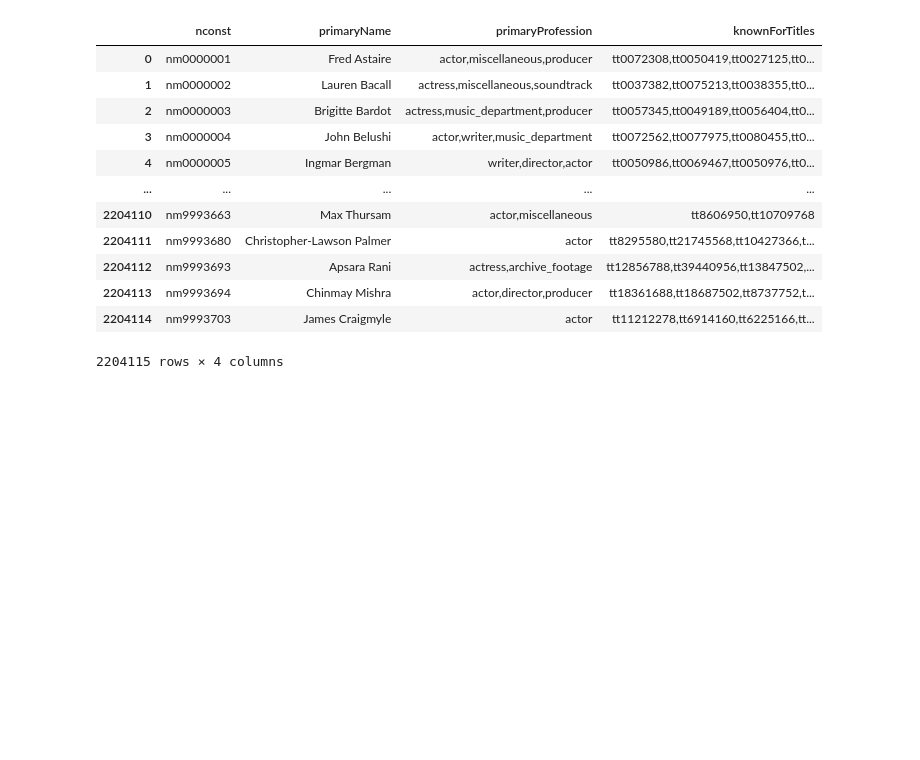
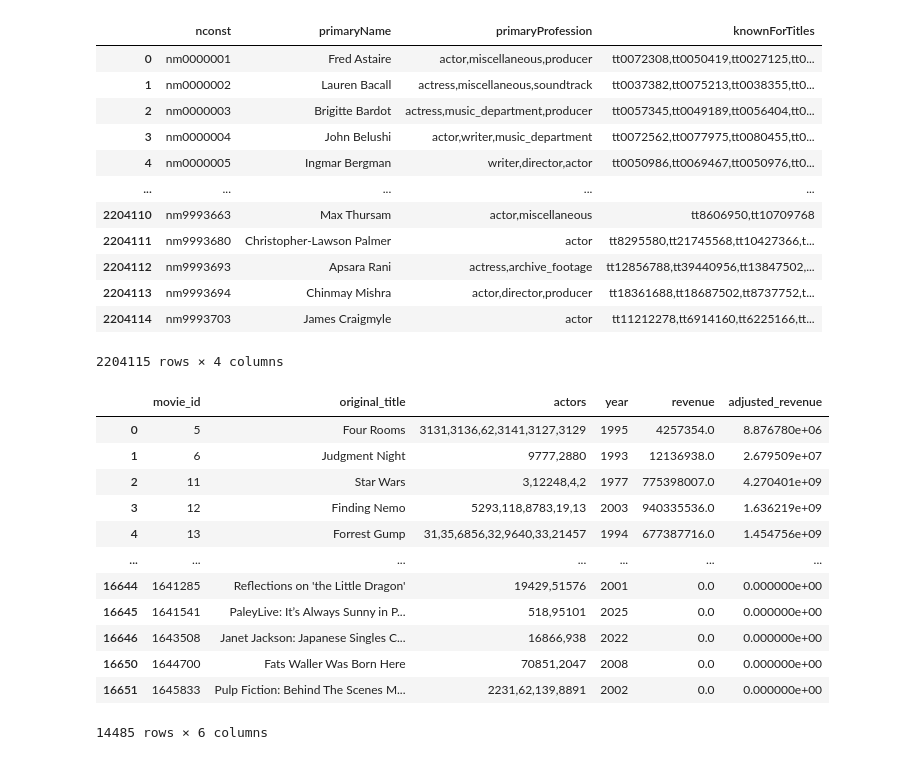
Before and after one commit to Shilord/Data515_MediaAnalysis_FinalProj, a Jupyter notebook: game_logic/testing.ipynb, the cells around one changed output. Drawn from its saved outputs; the diff is of its cells as text; code cells hidden in the pictures; blank space fills up the shorter version.

```diff
--- a/game_logic/testing.ipynb
+++ b/game_logic/testing.ipynb
@@ -43,3 +43,19 @@ pd.read_parquet('../data/actor_names.parquet')
 | 2204113 | nm9993694 | Chinmay Mishra | actor,director,producer | tt18361688,tt18687502,tt8737752,t... |
 | 2204114 | nm9993703 | James Craigmyle | actor | tt11212278,tt6914160,tt6225166,tt... |
 2204115 rows × 4 columns
+# %%
+pd.read_parquet('../data/revised-data/final_movies.parquet')
+# %% [output]
+|  | movie_id | original_title | actors | year | revenue | adjusted_revenue |
+| 0 | 5 | Four Rooms | 3131,3136,62,3141,3127,3129 | 1995 | 4257354.0 | 8.876780e+06 |
+| 1 | 6 | Judgment Night | 9777,2880 | 1993 | 12136938.0 | 2.679509e+07 |
+| 2 | 11 | Star Wars | 3,12248,4,2 | 1977 | 775398007.0 | 4.270401e+09 |
+| 3 | 12 | Finding Nemo | 5293,118,8783,19,13 | 2003 | 940335536.0 | 1.636219e+09 |
+| 4 | 13 | Forrest Gump | 31,35,6856,32,9640,33,21457 | 1994 | 677387716.0 | 1.454756e+09 |
+| ... | ... | ... | ... | ... | ... | ... |
+| 16644 | 1641285 | Reflections on 'the Little Dragon' | 19429,51576 | 2001 | 0.0 | 0.000000e+00 |
+| 16645 | 1641541 | PaleyLive: It’s Always Sunny in P... | 518,95101 | 2025 | 0.0 | 0.000000e+00 |
+| 16646 | 1643508 | Janet Jackson: Japanese Singles C... | 16866,938 | 2022 | 0.0 | 0.000000e+00 |
+| 16650 | 1644700 | Fats Waller Was Born Here | 70851,2047 | 2008 | 0.0 | 0.000000e+00 |
+| 16651 | 1645833 | Pulp Fiction: Behind The Scenes M... | 2231,62,139,8891 | 2002 | 0.0 | 0.000000e+00 |
+14485 rows × 6 columns
```
Also changed, not shown: parts of 11 cells of this notebook, 3 other files.
